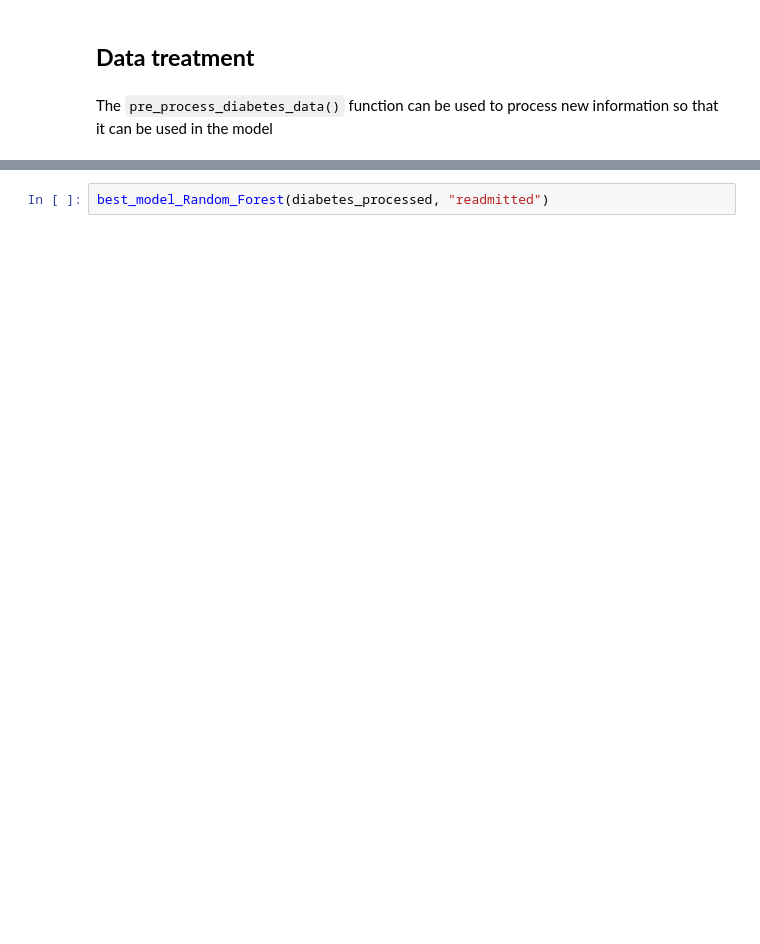
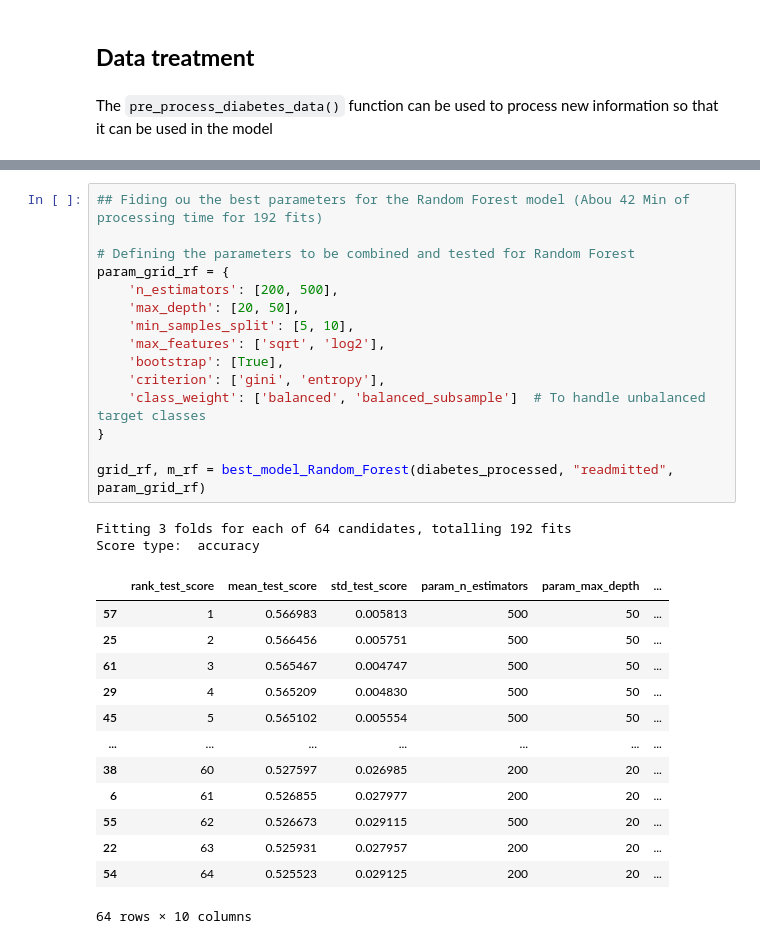
Before and after one commit to LuizHRF/optativa_machine_learning, a Jupyter notebook: challenge/main.ipynb, the cells around one changed output, grey strips where cells are left out. Drawn from its saved outputs; the diff is of its cells as text; blank space fills up the shorter version.

```diff
--- a/challenge/main.ipynb
+++ b/challenge/main.ipynb
@@ -224,2 +258,31 @@ def best_model_Random_Forest(processed_data, target):
 # %%
-best_model_Random_Forest(diabetes_processed, "readmitted")
+## Fiding ou the best parameters for the Random Forest model (Abou 42 Min of processing time for 192 fits)
+
+# Defining the parameters to be combined and tested for Random Forest
+param_grid_rf = {
+    'n_estimators': [200, 500],
+    'max_depth': [20, 50],
+    'min_samples_split': [5, 10],
+    'max_features': ['sqrt', 'log2'],
+    'bootstrap': [True],
+    'criterion': ['gini', 'entropy'],
+    'class_weight': ['balanced', 'balanced_subsample']  # To handle unbalanced target classes
+}
+
+grid_rf, m_rf = best_model_Random_Forest(diabetes_processed, "readmitted", param_grid_rf)
+# %% [output]
+Fitting 3 folds for each of 64 candidates, totalling 192 fits
+Score type:  accuracy
+|  | rank_test_score | mean_test_score | std_test_score | param_n_estimators | param_max_depth | ... |
+| 57 | 1 | 0.566983 | 0.005813 | 500 | 50 | ... |
+| 25 | 2 | 0.566456 | 0.005751 | 500 | 50 | ... |
+| 61 | 3 | 0.565467 | 0.004747 | 500 | 50 | ... |
+| 29 | 4 | 0.565209 | 0.004830 | 500 | 50 | ... |
+| 45 | 5 | 0.565102 | 0.005554 | 500 | 50 | ... |
+| ... | ... | ... | ... | ... | ... | ... |
+| 38 | 60 | 0.527597 | 0.026985 | 200 | 20 | ... |
+| 6 | 61 | 0.526855 | 0.027977 | 200 | 20 | ... |
+| 55 | 62 | 0.526673 | 0.029115 | 500 | 20 | ... |
+| 22 | 63 | 0.525931 | 0.027957 | 200 | 20 | ... |
+| 54 | 64 | 0.525523 | 0.029125 | 200 | 20 | ... |
+64 rows × 10 columns
```
Also changed, not shown: parts of 19 cells of this notebook.
